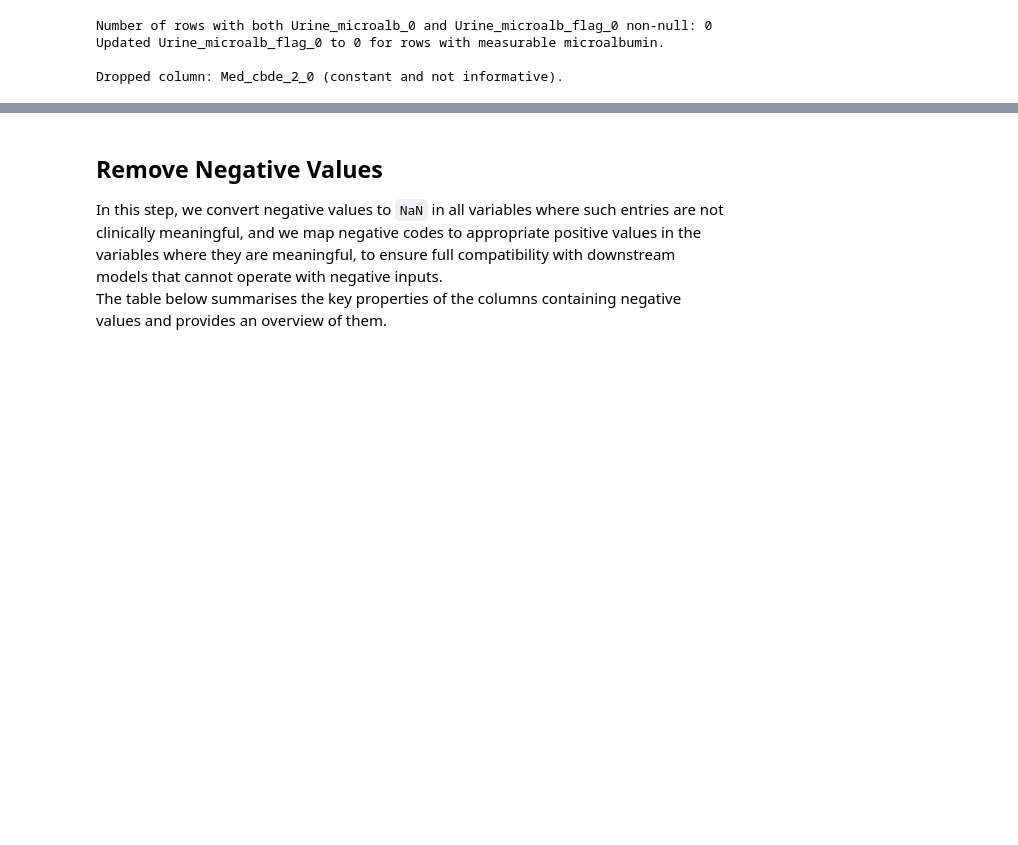
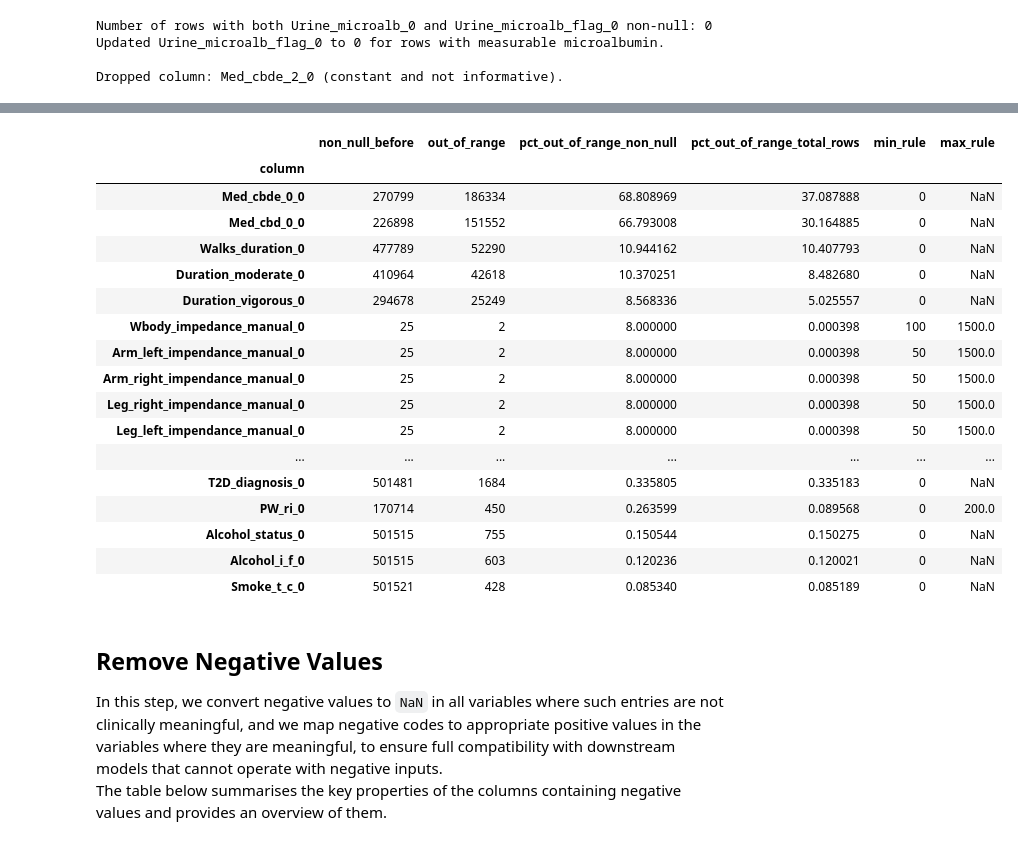
Before and after one commit to Angelido/clinical-data-encoding_vae, a Jupyter notebook: src/UKDataPreparation/cleaningData.ipynb, the cells around one changed output, grey strips where cells are left out. Cells and saved outputs as stored; diff of their text form; code cells hidden in the pictures; blank space fills up the shorter version.

```diff
--- a/src/UKDataPreparation/cleaningData.ipynb
+++ b/src/UKDataPreparation/cleaningData.ipynb
@@ -491,3 +1188,26 @@ Dropped column: Med_cbde_2_0 (constant and not informative).
+# %%
+data_clean, cleaning_report = clean_clinical_data(data, rules, verbose=False)
+
+cleaning_report.sort_values("pct_out_of_range_non_null", ascending=False).head(30)
+# %% [output]
+|  | non_null_before | out_of_range | pct_out_of_range_non_null | pct_out_of_range_total_rows | min_rule | max_rule |
+| column |  |  |  |  |  |  |
+| Med_cbde_0_0 | 270799 | 186334 | 68.808969 | 37.087888 | 0 | NaN |
+| Med_cbd_0_0 | 226898 | 151552 | 66.793008 | 30.164885 | 0 | NaN |
+| Walks_duration_0 | 477789 | 52290 | 10.944162 | 10.407793 | 0 | NaN |
+| Duration_moderate_0 | 410964 | 42618 | 10.370251 | 8.482680 | 0 | NaN |
+| Duration_vigorous_0 | 294678 | 25249 | 8.568336 | 5.025557 | 0 | NaN |
+| Wbody_impedance_manual_0 | 25 | 2 | 8.000000 | 0.000398 | 100 | 1500.0 |
+| Arm_left_impendance_manual_0 | 25 | 2 | 8.000000 | 0.000398 | 50 | 1500.0 |
+| Arm_right_impendance_manual_0 | 25 | 2 | 8.000000 | 0.000398 | 50 | 1500.0 |
+| Leg_right_impendance_manual_0 | 25 | 2 | 8.000000 | 0.000398 | 50 | 1500.0 |
+| Leg_left_impendance_manual_0 | 25 | 2 | 8.000000 | 0.000398 | 50 | 1500.0 |
+| ... | ... | ... | ... | ... | ... | ... |
+| T2D_diagnosis_0 | 501481 | 1684 | 0.335805 | 0.335183 | 0 | NaN |
+| PW_ri_0 | 170714 | 450 | 0.263599 | 0.089568 | 0 | 200.0 |
+| Alcohol_status_0 | 501515 | 755 | 0.150544 | 0.150275 | 0 | NaN |
+| Alcohol_i_f_0 | 501515 | 603 | 0.120236 | 0.120021 | 0 | NaN |
+| Smoke_t_c_0 | 501521 | 428 | 0.085340 | 0.085189 | 0 | NaN |
 # %% [markdown]
 ## Remove Negative Values
 
```
Also changed, not shown: parts of 15 cells of this notebook.
